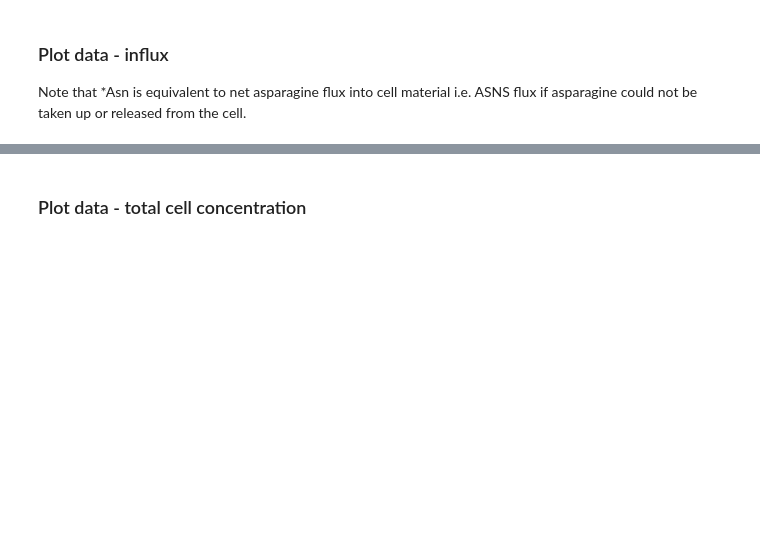
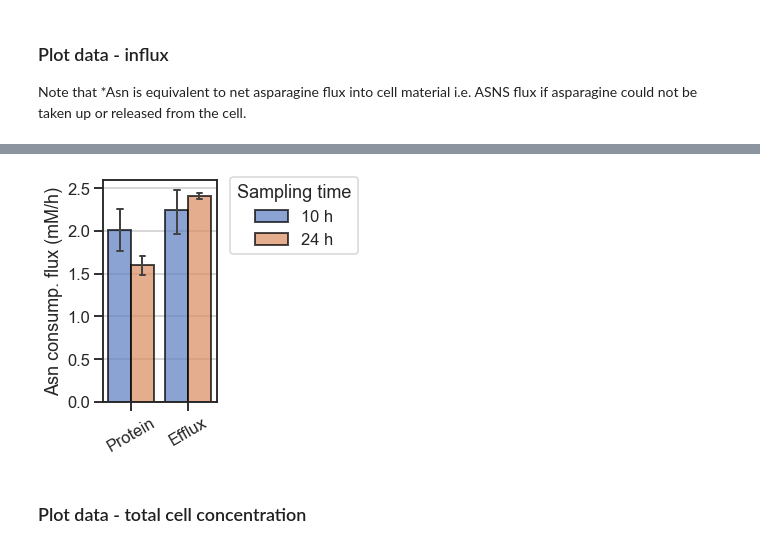
Before and after one commit to krdav/lab-work, a Jupyter notebook: H1299_143B_prot-nucl-quant/Asn-consumption-flux_143B/data_processing.ipynb, the cells around one changed output, grey strips where cells are left out. Saved outputs shown, nothing was run; the diff lists cells and outputs as text; code cells hidden in the pictures; blank space fills up the shorter version.

```diff
--- a/H1299_143B_prot-nucl-quant/Asn-consumption-flux_143B/data_processing.ipynb
+++ b/H1299_143B_prot-nucl-quant/Asn-consumption-flux_143B/data_processing.ipynb
@@ -324,3 +313,31 @@ fig.savefig('output/influx.pdf')
+# %%
+### Plot the Asn consumption flux ###
+fig, ax1 = plt.subplots(1, 1, figsize=(5, 4.4))
+
+mask3 = (df_melt['Amino acid'] != 'Asn_X')
+df_plot = df_melt[~mask&~mask2&mask3].copy()
+df_plot['Flux'] *= -1
+df_plot['Amino acid'] = df_plot['Amino acid'].replace({'J_Asn_prot': 'Protein', 'J_allAsn_out': 'Efflux'})
+g1 = sns.barplot(ax=ax1, x="Amino acid", y="Flux", hue="Time", data=df_plot, capsize=.1, errwidth=2, edgecolor='black', linewidth=2, alpha=0.7)
+ax1.axhline(y=0, linestyle='-', zorder=1, linewidth=2, color='#444444')
+g1.grid(True, axis='y')
+#g1.set_yscale('log')
+g1.set_ylabel('Asn consump. flux (mM/h)');
+g1.set_xlabel('');
+g1.set_xticklabels(g1.get_xticklabels(), rotation=30)
+
+# Add legend:
+old_legend = g1.legend_
+handles = old_legend.legendHandles
+labels = ['10 h', '24 h']
+title = 'Sampling time'
+g1.legend(handles, labels, title=title, loc='upper left', bbox_to_anchor=(1.05, 1.05));
+
+# Show/save:
+fig.tight_layout()
+fig.savefig('output/Asn_flux.pdf')
+# %% [output]
+[figure, added]
 # %% [markdown]
 ### Plot data - total cell concentration
 # %%
```
Also changed, not shown: parts of 9 cells of this notebook, 21 other files.
